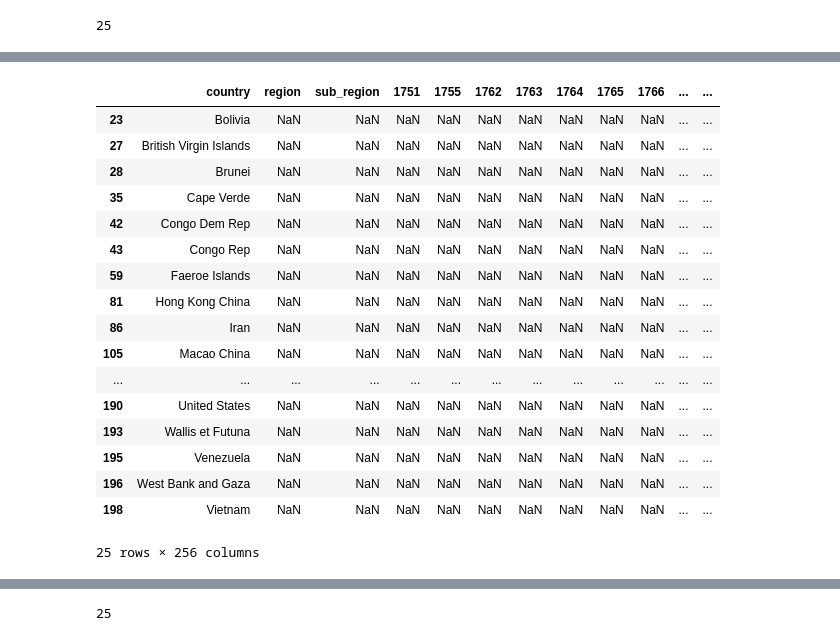
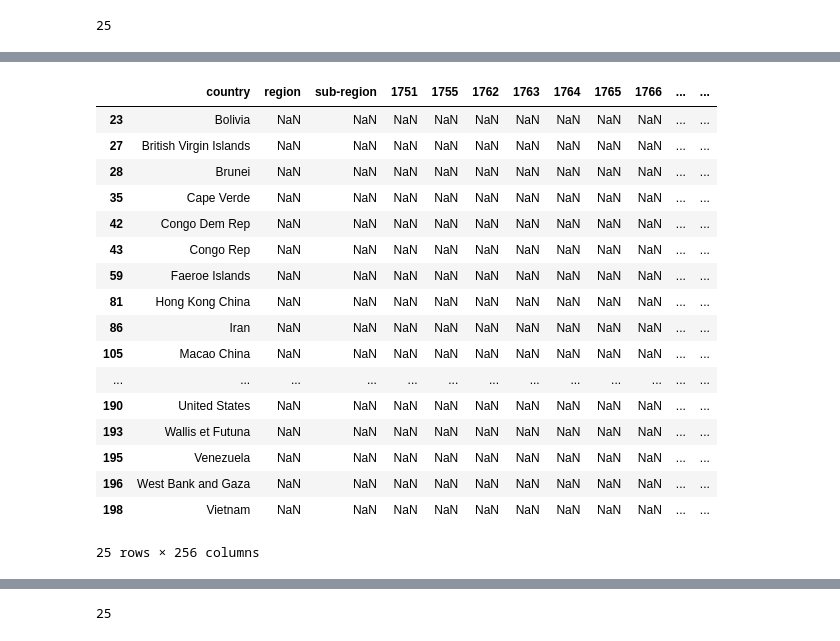
Before and after one commit to limegimlet/data_analysis_gapminder_co2, a Jupyter notebook: gapminder/investigate_gapminder_co2_data.ipynb, the cells around one changed output, grey strips where cells are left out. Drawn from its saved outputs; the diff is of its cells as text; code cells hidden in the pictures.

```diff
--- a/gapminder/investigate_gapminder_co2_data.ipynb
+++ b/gapminder/investigate_gapminder_co2_data.ipynb
@@ -567,3 +490,0 @@ co2_regions.drop(labels=['region', 'sub-region'], axis=1,inplace = True)
-# %%
-co2_regions.insert(1, 'region', cols[[0]])
-co2_regions.insert(2, 'sub_region', cols[[1]])
@@ -581,24 +491,25 @@ co2_regions.head()
-# %%
-co2_regions.loc[co2_regions.country.isin(no_match)]
-# %% [output]
-|  | country | region | sub_region | 1751 | 1755 | 1762 | 1763 | 1764 | 1765 | 1766 | ... | ... |
-| 23 | Bolivia | NaN | NaN | NaN | NaN | NaN | NaN | NaN | NaN | NaN | ... | ... |
-| 27 | British Virgin Islands | NaN | NaN | NaN | NaN | NaN | NaN | NaN | NaN | NaN | ... | ... |
-| 28 | Brunei | NaN | NaN | NaN | NaN | NaN | NaN | NaN | NaN | NaN | ... | ... |
-| 35 | Cape Verde | NaN | NaN | NaN | NaN | NaN | NaN | NaN | NaN | NaN | ... | ... |
-| 42 | Congo Dem Rep | NaN | NaN | NaN | NaN | NaN | NaN | NaN | NaN | NaN | ... | ... |
-| 43 | Congo Rep | NaN | NaN | NaN | NaN | NaN | NaN | NaN | NaN | NaN | ... | ... |
-| 59 | Faeroe Islands | NaN | NaN | NaN | NaN | NaN | NaN | NaN | NaN | NaN | ... | ... |
-| 81 | Hong Kong China | NaN | NaN | NaN | NaN | NaN | NaN | NaN | NaN | NaN | ... | ... |
-| 86 | Iran | NaN | NaN | NaN | NaN | NaN | NaN | NaN | NaN | NaN | ... | ... |
-| 105 | Macao China | NaN | NaN | NaN | NaN | NaN | NaN | NaN | NaN | NaN | ... | ... |
-| ... | ... | ... | ... | ... | ... | ... | ... | ... | ... | ... | ... | ... |
-| 190 | United States | NaN | NaN | NaN | NaN | NaN | NaN | NaN | NaN | NaN | ... | ... |
-| 193 | Wallis et Futuna | NaN | NaN | NaN | NaN | NaN | NaN | NaN | NaN | NaN | ... | ... |
-| 195 | Venezuela | NaN | NaN | NaN | NaN | NaN | NaN | NaN | NaN | NaN | ... | ... |
-| 196 | West Bank and Gaza | NaN | NaN | NaN | NaN | NaN | NaN | NaN | NaN | NaN | ... | ... |
-| 198 | Vietnam | NaN | NaN | NaN | NaN | NaN | NaN | NaN | NaN | NaN | ... | ... |
-25 rows × 256 columns
+# %%
+# which countries were they?
+co2_regions.loc[co2_regions.region.isnull()]
+# %% [output]
+|  | country | region | sub-region | 1751 | 1755 | 1762 | 1763 | 1764 | 1765 | 1766 | ... | ... |
+| 23 | Bolivia | NaN | NaN | NaN | NaN | NaN | NaN | NaN | NaN | NaN | ... | ... |
+| 27 | British Virgin Islands | NaN | NaN | NaN | NaN | NaN | NaN | NaN | NaN | NaN | ... | ... |
+| 28 | Brunei | NaN | NaN | NaN | NaN | NaN | NaN | NaN | NaN | NaN | ... | ... |
+| 35 | Cape Verde | NaN | NaN | NaN | NaN | NaN | NaN | NaN | NaN | NaN | ... | ... |
+| 42 | Congo Dem Rep | NaN | NaN | NaN | NaN | NaN | NaN | NaN | NaN | NaN | ... | ... |
+| 43 | Congo Rep | NaN | NaN | NaN | NaN | NaN | NaN | NaN | NaN | NaN | ... | ... |
+| 59 | Faeroe Islands | NaN | NaN | NaN | NaN | NaN | NaN | NaN | NaN | NaN | ... | ... |
+| 81 | Hong Kong China | NaN | NaN | NaN | NaN | NaN | NaN | NaN | NaN | NaN | ... | ... |
+| 86 | Iran | NaN | NaN | NaN | NaN | NaN | NaN | NaN | NaN | NaN | ... | ... |
+| 105 | Macao China | NaN | NaN | NaN | NaN | NaN | NaN | NaN | NaN | NaN | ... | ... |
+| ... | ... | ... | ... | ... | ... | ... | ... | ... | ... | ... | ... | ... |
+| 190 | United States | NaN | NaN | NaN | NaN | NaN | NaN | NaN | NaN | NaN | ... | ... |
+| 193 | Wallis et Futuna | NaN | NaN | NaN | NaN | NaN | NaN | NaN | NaN | NaN | ... | ... |
+| 195 | Venezuela | NaN | NaN | NaN | NaN | NaN | NaN | NaN | NaN | NaN | ... | ... |
+| 196 | West Bank and Gaza | NaN | NaN | NaN | NaN | NaN | NaN | NaN | NaN | NaN | ... | ... |
+| 198 | Vietnam | NaN | NaN | NaN | NaN | NaN | NaN | NaN | NaN | NaN | ... | ... |
+25 rows × 256 columns
 # %%
 #co2_regions.head()
 #missing_region = set(co2_regions[co2_regions.region.isnull()].country.unique())
```
Also changed, not shown: parts of 84 cells of this notebook.
